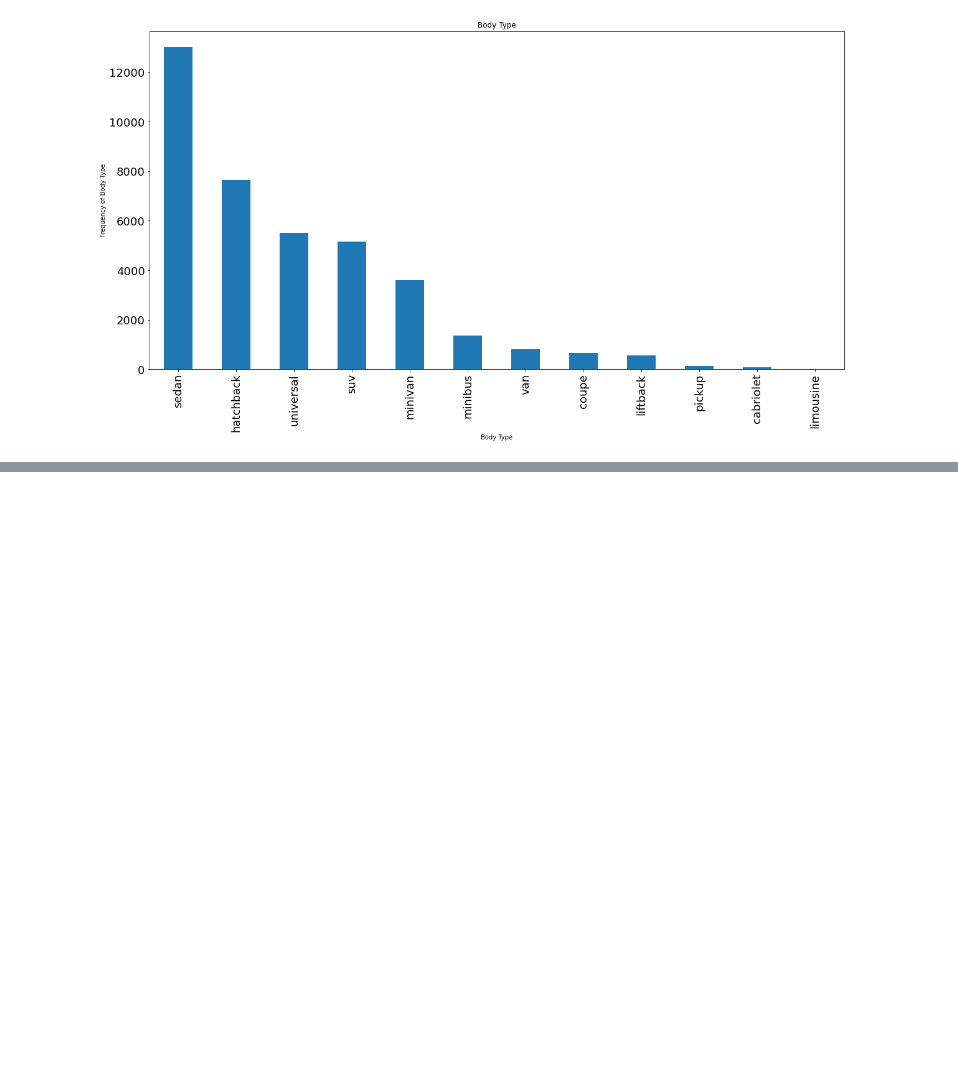
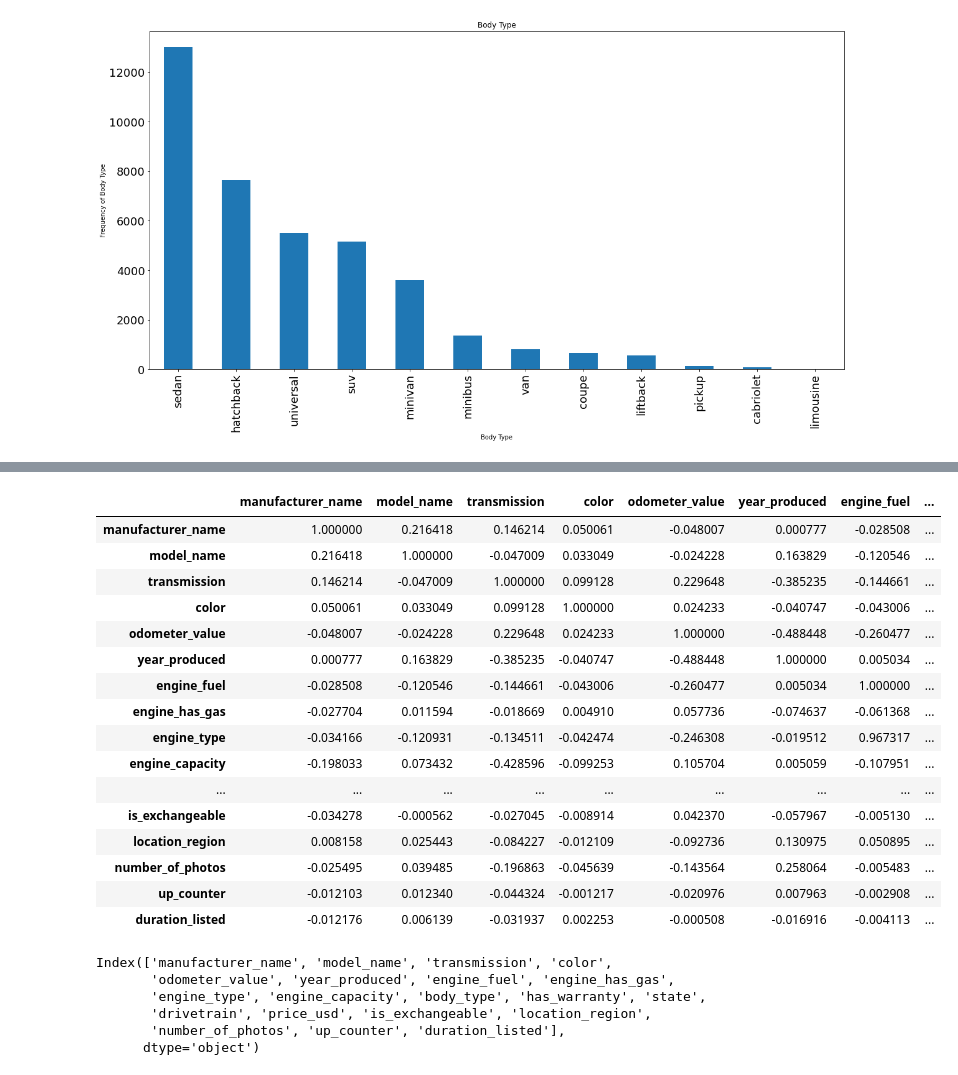
Before and after one commit to CS521-Burstein/final-project-yupj007, a Jupyter notebook: Final Project-Shuhan Li.ipynb, the cells around one changed output, grey strips where cells are left out. Cells and saved outputs as stored; diff of their text form; code cells hidden in the pictures; blank space fills up the shorter version.

```diff
--- a/Final Project-Shuhan Li.ipynb
+++ b/Final Project-Shuhan Li.ipynb
@@ -100,0 +109,43 @@ plt.set(xlabel = 'Body Type', ylabel='Frequency of Body Type')
+# %%
+# Digitized categorical variables
+encoders = {}
+to_encode_columns = []
+for column in df.columns:
+    if df[column].dtype == "object" or df[column].dtype == "bool":
+        to_encode_columns.append(column)
+for column in to_encode_columns:
+    encoder = LabelEncoder()
+    col = df[column]
+    encoded_col = encoder.fit_transform(col)
+    df[column] = encoded_col
+    encoders[column] = encoder
+# %%
+# View Correlations
+df.corr()
+# %% [output]
+|  | manufacturer_name | model_name | transmission | color | odometer_value | year_produced | engine_fuel | ... |
+| manufacturer_name | 1.000000 | 0.216418 | 0.146214 | 0.050061 | -0.048007 | 0.000777 | -0.028508 | ... |
+| model_name | 0.216418 | 1.000000 | -0.047009 | 0.033049 | -0.024228 | 0.163829 | -0.120546 | ... |
+| transmission | 0.146214 | -0.047009 | 1.000000 | 0.099128 | 0.229648 | -0.385235 | -0.144661 | ... |
+| color | 0.050061 | 0.033049 | 0.099128 | 1.000000 | 0.024233 | -0.040747 | -0.043006 | ... |
+| odometer_value | -0.048007 | -0.024228 | 0.229648 | 0.024233 | 1.000000 | -0.488448 | -0.260477 | ... |
+| year_produced | 0.000777 | 0.163829 | -0.385235 | -0.040747 | -0.488448 | 1.000000 | 0.005034 | ... |
+| engine_fuel | -0.028508 | -0.120546 | -0.144661 | -0.043006 | -0.260477 | 0.005034 | 1.000000 | ... |
+| engine_has_gas | -0.027704 | 0.011594 | -0.018669 | 0.004910 | 0.057736 | -0.074637 | -0.061368 | ... |
+| engine_type | -0.034166 | -0.120931 | -0.134511 | -0.042474 | -0.246308 | -0.019512 | 0.967317 | ... |
+| engine_capacity | -0.198033 | 0.073432 | -0.428596 | -0.099253 | 0.105704 | 0.005059 | -0.107951 | ... |
+| ... | ... | ... | ... | ... | ... | ... | ... | ... |
+| is_exchangeable | -0.034278 | -0.000562 | -0.027045 | -0.008914 | 0.042370 | -0.057967 | -0.005130 | ... |
+| location_region | 0.008158 | 0.025443 | -0.084227 | -0.012109 | -0.092736 | 0.130975 | 0.050895 | ... |
+| number_of_photos | -0.025495 | 0.039485 | -0.196863 | -0.045639 | -0.143564 | 0.258064 | -0.005483 | ... |
+| up_counter | -0.012103 | 0.012340 | -0.044324 | -0.001217 | -0.020976 | 0.007963 | -0.002908 | ... |
+| duration_listed | -0.012176 | 0.006139 | -0.031937 | 0.002253 | -0.000508 | -0.016916 | -0.004113 | ... |
+# %%
+df.columns
+# %% [output]
+Index(['manufacturer_name', 'model_name', 'transmission', 'color',
+       'odometer_value', 'year_produced', 'engine_fuel', 'engine_has_gas',
+       'engine_type', 'engine_capacity', 'body_type', 'has_warranty', 'state',
+       'drivetrain', 'price_usd', 'is_exchangeable', 'location_region',
+       'number_of_photos', 'up_counter', 'duration_listed'],
+      dtype='object')
```
Also changed, not shown: parts of 4 cells of this notebook.
